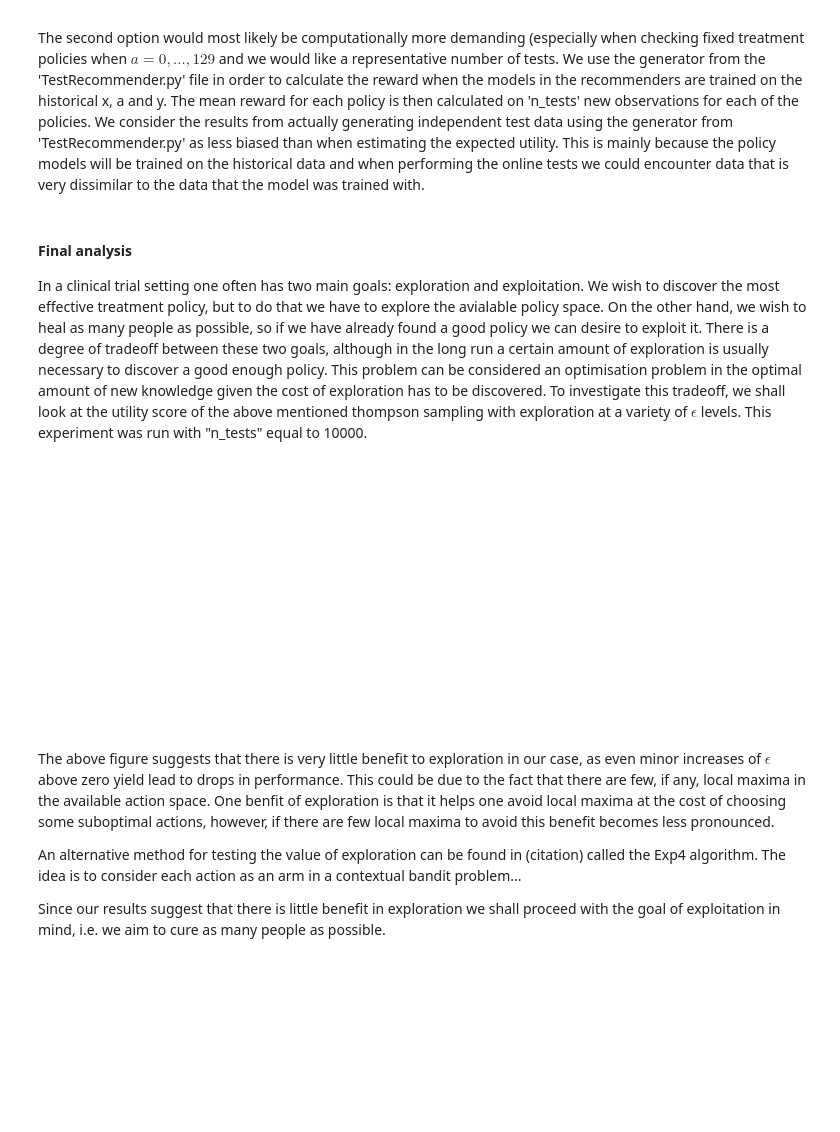
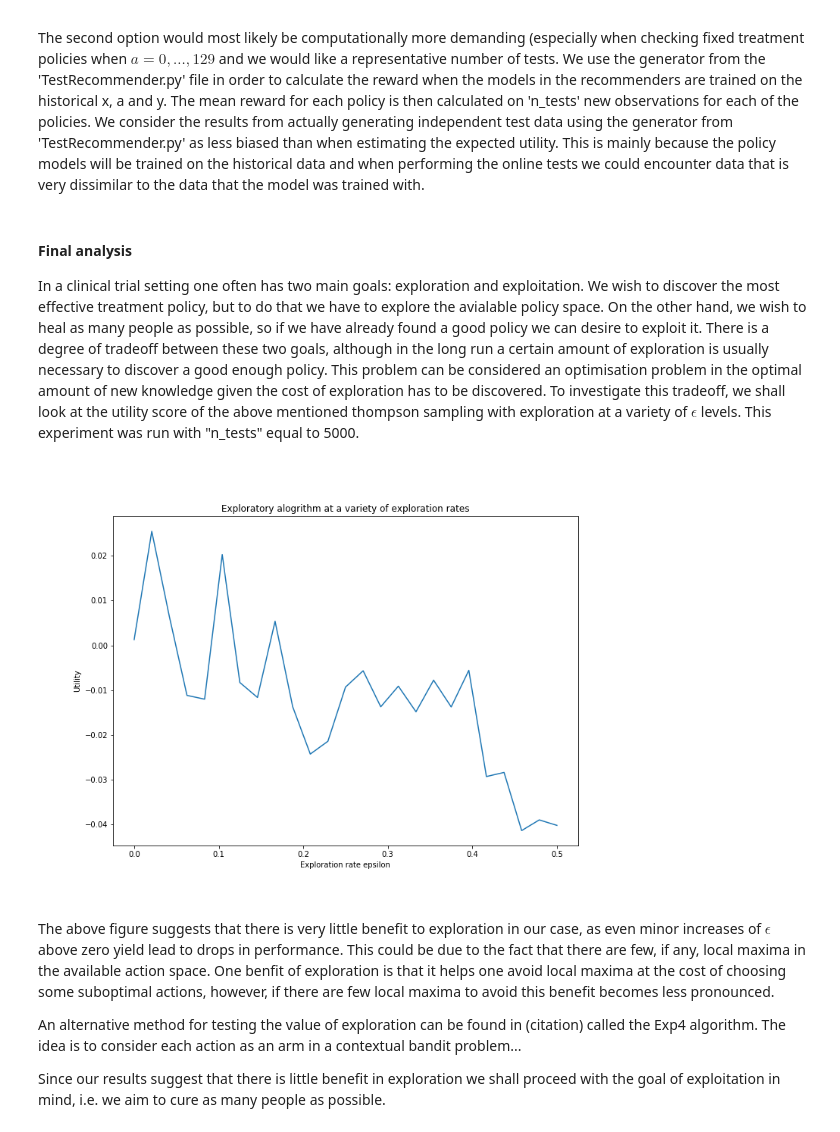
Before and after one commit to chriklev/ml-society-science, a Jupyter notebook: src/project-2/Project2_INSTK5000_master.ipynb, the cells around one changed output. Saved outputs shown, nothing was run; the diff lists cells and outputs as text; code cells hidden in the pictures; blank space fills up the shorter version.

```diff
--- a/src/project-2/Project2_INSTK5000_master.ipynb
+++ b/src/project-2/Project2_INSTK5000_master.ipynb
@@ -1154,11 +1154,11 @@ adapted from (University of Oslo, 2020).
 The second option would most likely be computationally more demanding (especially when checking fixed treatment policies when $a= 0, ..., 129$ and we would like a representative number of tests. We use the generator from the 'TestRecommender.py' file in order to calculate the reward when the models in the recommenders are trained on the historical x, a and y. The mean reward for each policy is then calculated on 'n_tests' new observations for each of the policies. We consider the results from actually generating independent test data using the generator from 'TestRecommender.py' as less biased than when estimating the expected utility. This is mainly because the policy models will be trained on the historical data and when performing the online tests we could encounter data that is very dissimilar to the data that the model was trained with.
 # %% [markdown]
 #### Final analysis
-In a clinical trial setting one often has two main goals: exploration and exploitation. We wish to discover the most effective treatment policy, but to do that we have to explore the avialable policy space. On the other hand, we wish to heal as many people as possible, so if we have already found a good policy we can desire to exploit it. There is a degree of tradeoff between these two goals, although in the long run a certain amount of exploration is usually necessary to discover a good enough policy. This problem can be considered an optimisation problem in the optimal amount of new knowledge given the cost of exploration has to be discovered. To investigate this tradeoff, we shall look at the utility score of the above mentioned thompson sampling with exploration at a variety of $\epsilon$ levels. This experiment was run with "n_tests" equal to 10000.
+In a clinical trial setting one often has two main goals: exploration and exploitation. We wish to discover the most effective treatment policy, but to do that we have to explore the avialable policy space. On the other hand, we wish to heal as many people as possible, so if we have already found a good policy we can desire to exploit it. There is a degree of tradeoff between these two goals, although in the long run a certain amount of exploration is usually necessary to discover a good enough policy. This problem can be considered an optimisation problem in the optimal amount of new knowledge given the cost of exploration has to be discovered. To investigate this tradeoff, we shall look at the utility score of the above mentioned thompson sampling with exploration at a variety of $\epsilon$ levels. This experiment was run with "n_tests" equal to 5000.
 # %%
-display(Image(filename="img/exploration_plot.png", width = 400))
+display(Image(filename="img/exploration.png", width = 600))
 # %% [output]
-[figure, old version]
+[figure, new version]
 # %% [markdown]
 The above figure suggests that there is very little benefit to exploration in our case, as even minor increases of $\epsilon$ above zero yield lead to drops in performance. This could be due to the fact that there are few, if any, local maxima in the available action space. One benfit of exploration is that it helps one avoid local maxima at the cost of choosing some suboptimal actions, however, if there are few local maxima to avoid this benefit becomes less pronounced.
 
```
Also changed, not shown: parts of 7 cells of this notebook, 17 other files.
